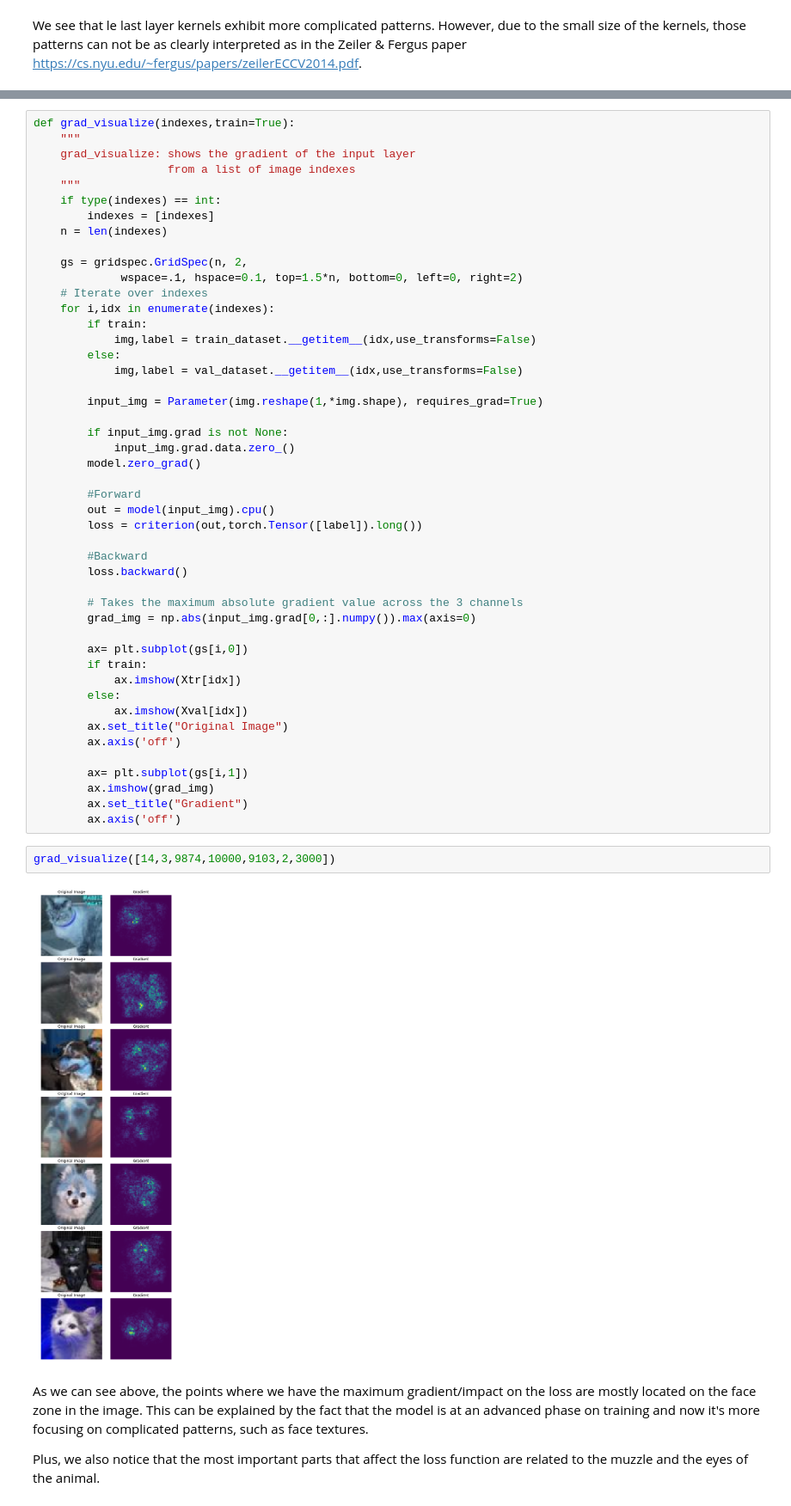
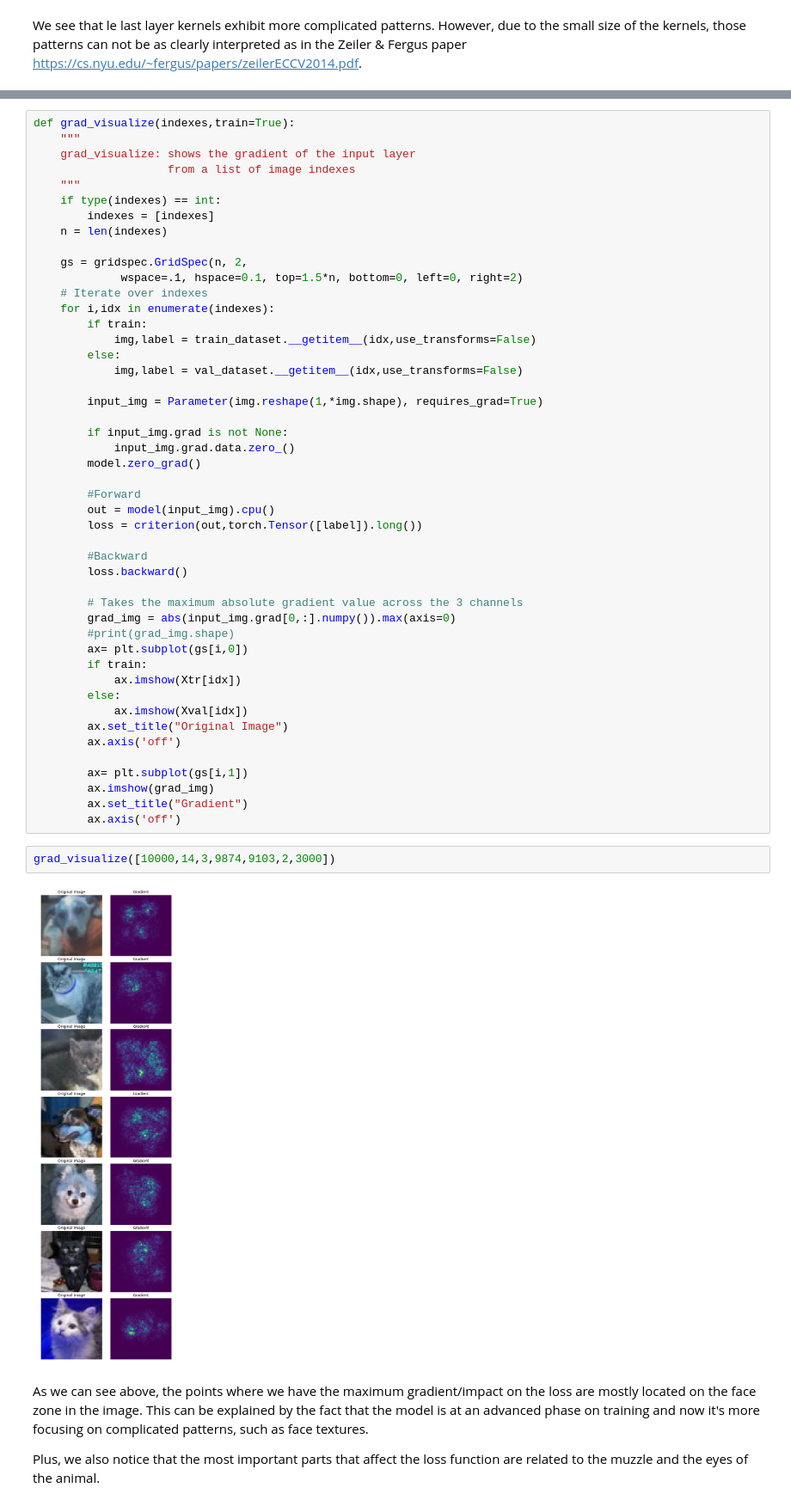
Before and after one commit to ai404/ift6135_assignment1, a Jupyter notebook: Problem3.ipynb, the cells around one changed output, grey strips where cells are left out. Shown at 86% size. Drawn from its saved outputs; the diff is of its cells as text.

```diff
--- a/Problem-3 Kaggle Model.ipynb
+++ b/Problem3.ipynb
@@ -586,8 +603,8 @@ def grad_visualize(indexes,train=True):
         loss.backward()
 
         # Takes the maximum absolute gradient value across the 3 channels
-        grad_img = np.abs(input_img.grad[0,:].numpy()).max(axis=0)
-
+        grad_img = abs(input_img.grad[0,:].numpy()).max(axis=0)
+        #print(grad_img.shape)
         ax= plt.subplot(gs[i,0])
         if train:
             ax.imshow(Xtr[idx])
@@ -601,9 +618,9 @@ def grad_visualize(indexes,train=True):
         ax.set_title("Gradient")
         ax.axis('off')
 # %%
-grad_visualize([14,3,9874,10000,9103,2,3000])
+grad_visualize([10000,14,3,9874,9103,2,3000])
 # %% [output]
-[figure, old version]
+[figure, new version]
 # %% [markdown]
 As we can see above, the points where we have the maximum gradient/impact on the loss are mostly located on the face zone in the image. This can be explained by the fact that the model is at an advanced phase on training and now it's more focusing on complicated patterns, such as face textures.
 
```
Also changed, not shown: parts of 38 cells of this notebook, 2 other files.
